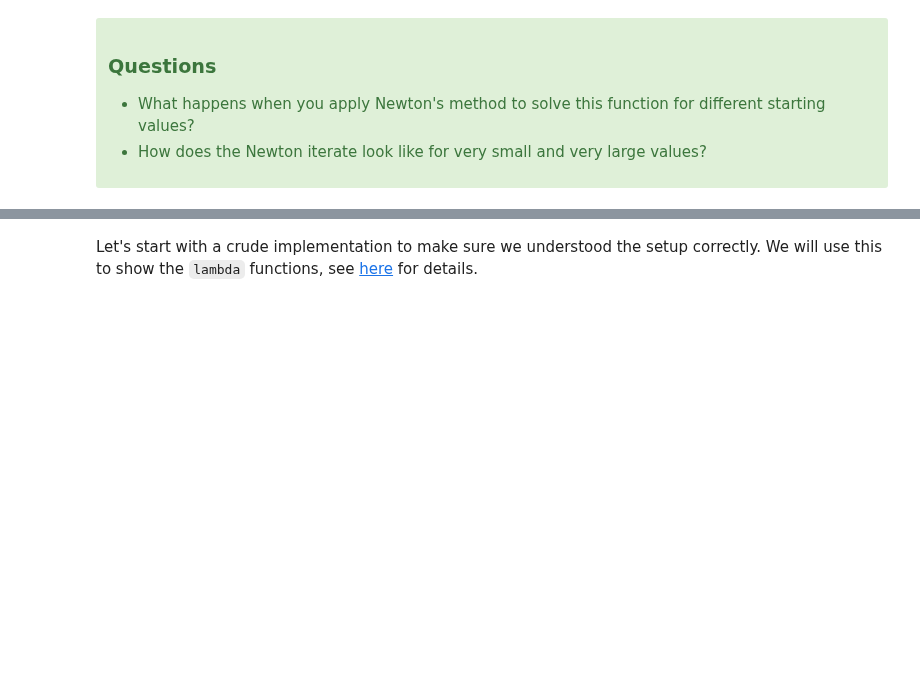
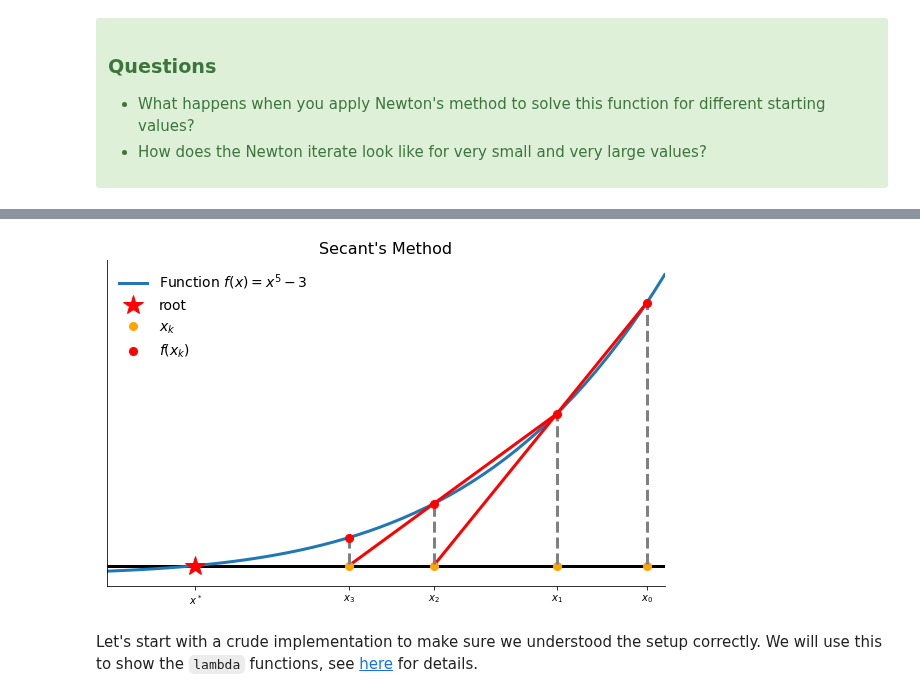
Before and after one commit to OpenSourceEconomics/ose-course-scientific-computing, a Jupyter notebook: lectures/nonlinear_equations/notebook.ipynb, the cells around one changed output, grey strips where cells are left out. Saved outputs shown, nothing was run; the diff lists cells and outputs as text; code cells hidden in the pictures; blank space fills up the shorter version.

```diff
--- a/lectures/nonlinear_equations/notebook.ipynb
+++ b/lectures/nonlinear_equations/notebook.ipynb
@@ -396,3 +398,7 @@ The secant method is so called because it approximates the function $f$ using *s
+# %%
+plot_secant_method()
+# %% [output]
+[figure, added]
 # %% [markdown]
 Let's start with a crude implementation to make sure we understood the setup correctly. We will use this to show the `lambda` functions, see [here](https://realpython.com/python-lambda/https://realpython.com/python-lambda/) for details.
 # %%
```
Also changed, not shown: parts of 14 cells of this notebook, 2 other files.
